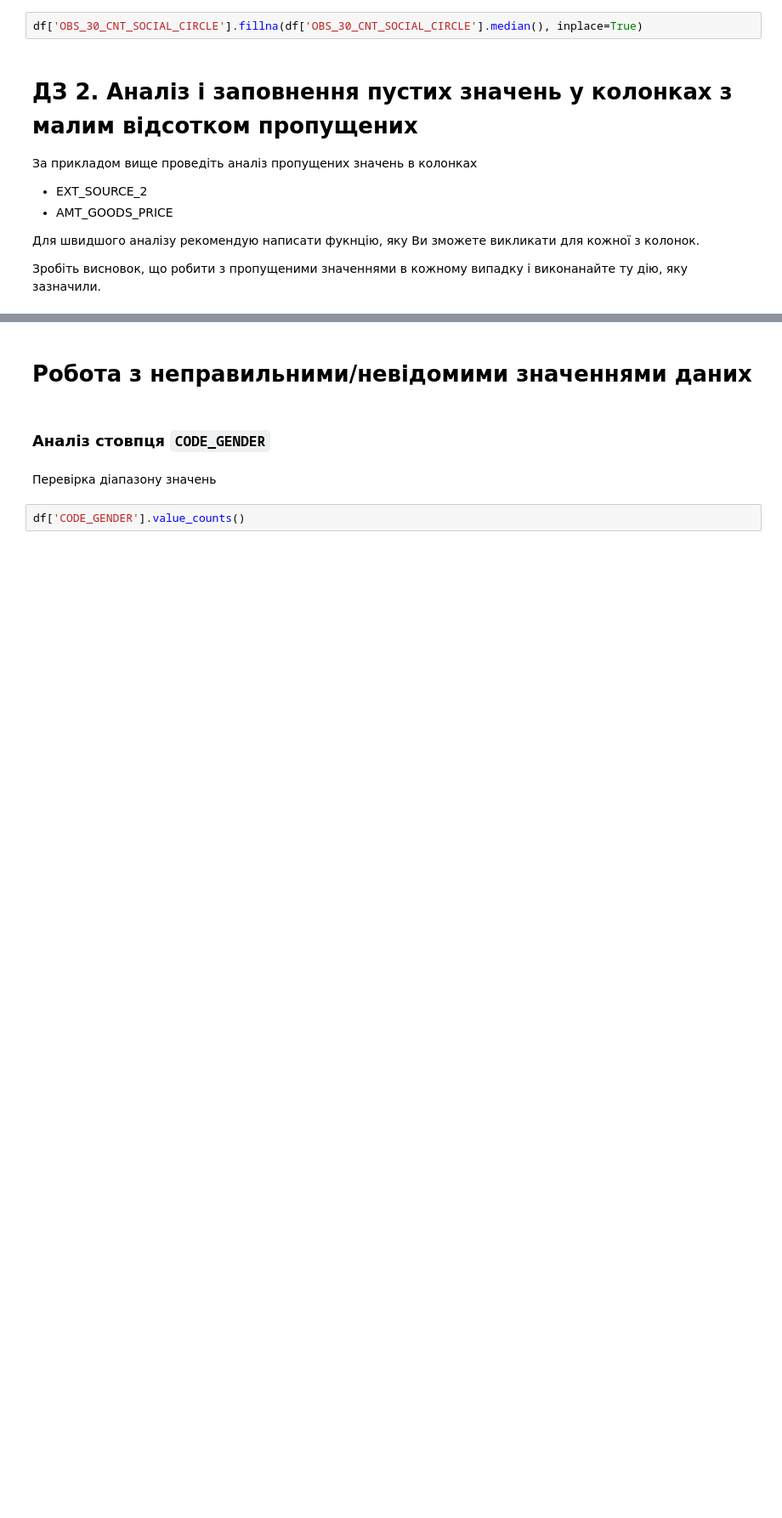
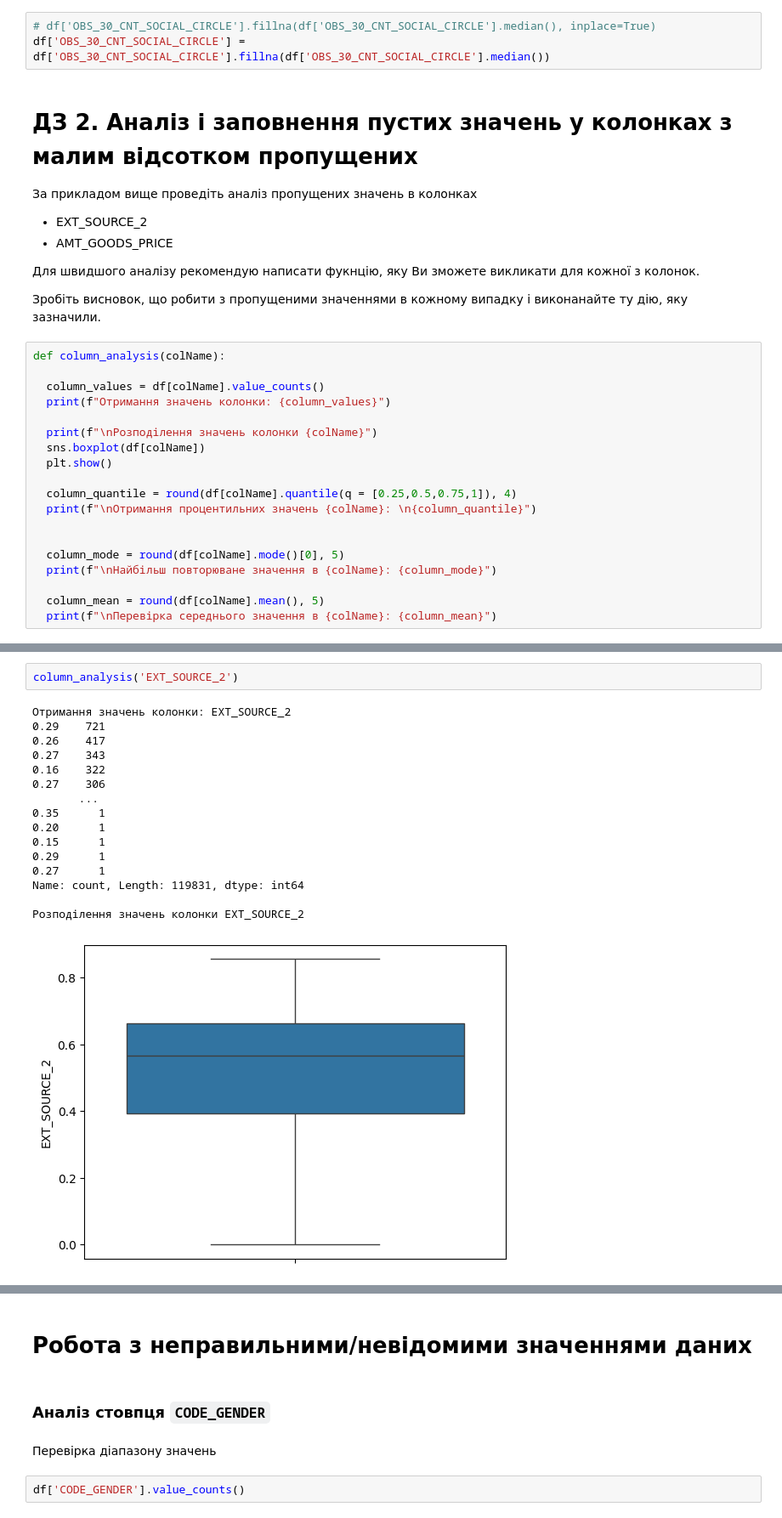
Before and after one commit to timapasechnik/ml_basic, a Jupyter notebook: HW_1_2_Credit_EDA.ipynb, the cells around one changed output, grey strips where cells are left out. Shown at 85% size. Saved outputs shown, nothing was run; the diff lists cells and outputs as text; blank space fills up the shorter version.

```diff
--- a/HW_1_2_Credit_EDA.ipynb
+++ b/HW_1_2_Credit_EDA.ipynb
@@ -696,7 +763,8 @@ df.OBS_30_CNT_SOCIAL_CIRCLE.mean()
 - Є два викидні значення на рівні 50 та 350.
 - Медіана і мода близькі (з огляду на діапазон даних у цьому стовпчику) і можуть бути використані для імпутації. Це не призведе до зміщення, оскільки відсоток пропущених значень невеликий (0,33%)
 # %%
-df['OBS_30_CNT_SOCIAL_CIRCLE'].fillna(df['OBS_30_CNT_SOCIAL_CIRCLE'].median(), inplace=True)
+# df['OBS_30_CNT_SOCIAL_CIRCLE'].fillna(df['OBS_30_CNT_SOCIAL_CIRCLE'].median(), inplace=True)
+df['OBS_30_CNT_SOCIAL_CIRCLE'] = df['OBS_30_CNT_SOCIAL_CIRCLE'].fillna(df['OBS_30_CNT_SOCIAL_CIRCLE'].median())
 # %% [markdown]
 # ДЗ 2. Аналіз і заповнення пустих значень у колонках з малим відсотком пропущених
 
@@ -707,3 +775,22 @@ df['OBS_30_CNT_SOCIAL_CIRCLE'].fillna(df['OBS_30_CNT_SOCIAL_CIRCLE'].median(), i
 Для швидшого аналізу рекомендую написати фукнцію, яку Ви зможете викликати для кожної з колонок.
 
 Зробіть висновок, що робити з пропущеними значеннями в кожному випадку і виконанайте ту дію, яку зазначили.
+# %%
+def column_analysis(colName):
+
+  column_values = df[colName].value_counts()
+  print(f"Отримання значень колонки: {column_values}")
+
+  print(f"\nРозподілення значень колонки {colName}")
+  sns.boxplot(df[colName])
+  plt.show()
+
+  column_quantile = round(df[colName].quantile(q = [0.25,0.5,0.75,1]), 4)
+  print(f"\nОтримання процентильних значень {colName}: \n{column_quantile}")
+
+
+  column_mode = round(df[colName].mode()[0], 5)
+  print(f"\nНайбільш повторюване значення в {colName}: {column_mode}")
+
+  column_mean = round(df[colName].mean(), 5)
+  print(f"\nПеревірка середнього значення в {colName}: {column_mean}")
@@ -709,0 +799,19 @@ df['OBS_30_CNT_SOCIAL_CIRCLE'].fillna(df['OBS_30_CNT_SOCIAL_CIRCLE'].median(), i
+# %%
+column_analysis('EXT_SOURCE_2')
+# %% [output]
+Отримання значень колонки: EXT_SOURCE_2
+0.29    721
+0.26    417
+0.27    343
+0.16    322
+0.27    306
+       ...
+0.35      1
+0.20      1
+0.15      1
+0.29      1
+0.27      1
+Name: count, Length: 119831, dtype: int64
+
+Розподілення значень колонки EXT_SOURCE_2
+[figure, added]
```
Also changed, not shown: parts of 32 cells of this notebook.
